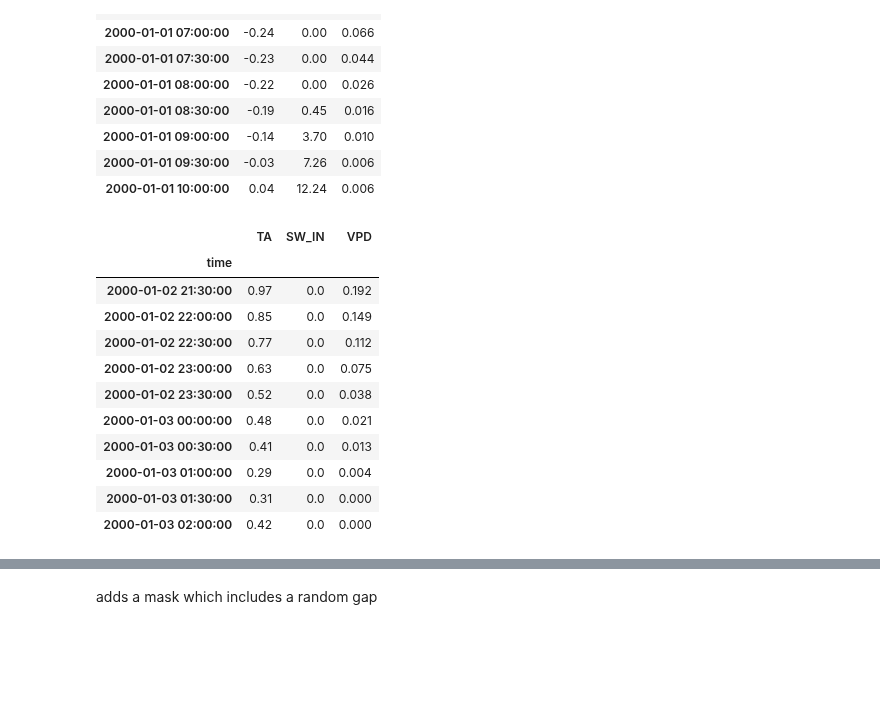
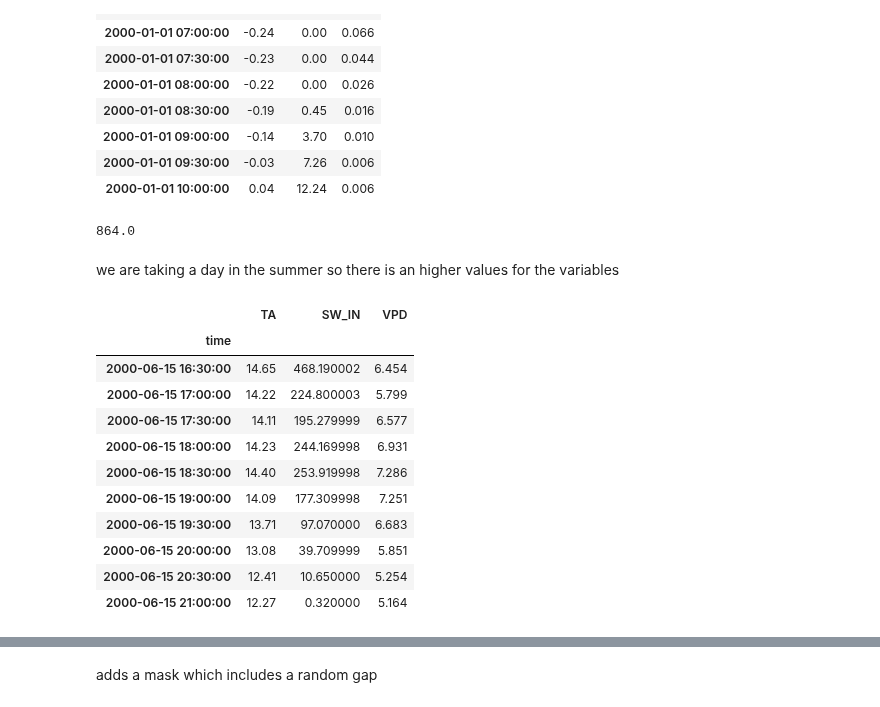
Before and after one commit to mone27/meteo_imp, a Jupyter notebook: lib_nbs/kalman/10_fastai.ipynb, the cells around one changed output, grey strips where cells are left out. Cells and saved outputs as stored; diff of their text form; code cells hidden in the pictures; blank space fills up the shorter version.

```diff
--- a/lib_nbs/kalman/10_fastai.ipynb
+++ b/lib_nbs/kalman/10_fastai.ipynb
@@ -67,7 +68,7 @@ two different strategies are possible:
 - random block in the dataframe
 # %%
 #| export
-class BlockDfTransform(ItemTransform):
+class BlockDfTransform(Transform):
     """divide timeseries DataFrame into blocks"""
     def __init__(self, df, block_len=200):
         self.df = df
@@ -83,5 +84,5 @@ class BlockDfTransform(ItemTransform):
 
         return block
 # %%
-m = BlockDfTransform(hai[:100], 10)
+blk = BlockDfTransform(hai, 10)
 # %%
@@ -105,18 +106,24 @@ m(1)
 | 2000-01-01 09:00:00 | -0.14 | 3.70 | 0.010 |
 | 2000-01-01 09:30:00 | -0.03 | 7.26 | 0.006 |
 | 2000-01-01 10:00:00 | 0.04 | 12.24 | 0.006 |
+# %%
+180 * 24 * 2 / 10
+# %% [output]
+864.0
+# %% [markdown]
+we are taking a day in the summer so there is an higher values for the variables
 # %%
-m(9)
+blk(800)
 # %% [output]
 |  | TA | SW_IN | VPD |
 | time |  |  |  |
-| 2000-01-02 21:30:00 | 0.97 | 0.0 | 0.192 |
-| 2000-01-02 22:00:00 | 0.85 | 0.0 | 0.149 |
-| 2000-01-02 22:30:00 | 0.77 | 0.0 | 0.112 |
-| 2000-01-02 23:00:00 | 0.63 | 0.0 | 0.075 |
-| 2000-01-02 23:30:00 | 0.52 | 0.0 | 0.038 |
-| 2000-01-03 00:00:00 | 0.48 | 0.0 | 0.021 |
-| 2000-01-03 00:30:00 | 0.41 | 0.0 | 0.013 |
-| 2000-01-03 01:00:00 | 0.29 | 0.0 | 0.004 |
-| 2000-01-03 01:30:00 | 0.31 | 0.0 | 0.000 |
-| 2000-01-03 02:00:00 | 0.42 | 0.0 | 0.000 |
+| 2000-06-15 16:30:00 | 14.65 | 468.190002 | 6.454 |
+| 2000-06-15 17:00:00 | 14.22 | 224.800003 | 5.799 |
+| 2000-06-15 17:30:00 | 14.11 | 195.279999 | 6.577 |
+| 2000-06-15 18:00:00 | 14.23 | 244.169998 | 6.931 |
+| 2000-06-15 18:30:00 | 14.40 | 253.919998 | 7.286 |
+| 2000-06-15 19:00:00 | 14.09 | 177.309998 | 7.251 |
+| 2000-06-15 19:30:00 | 13.71 | 97.070000 | 6.683 |
+| 2000-06-15 20:00:00 | 13.08 | 39.709999 | 5.851 |
+| 2000-06-15 20:30:00 | 12.41 | 10.650000 | 5.254 |
+| 2000-06-15 21:00:00 | 12.27 | 0.320000 | 5.164 |
```
Also changed, not shown: parts of 188 cells of this notebook, 9 other files.
